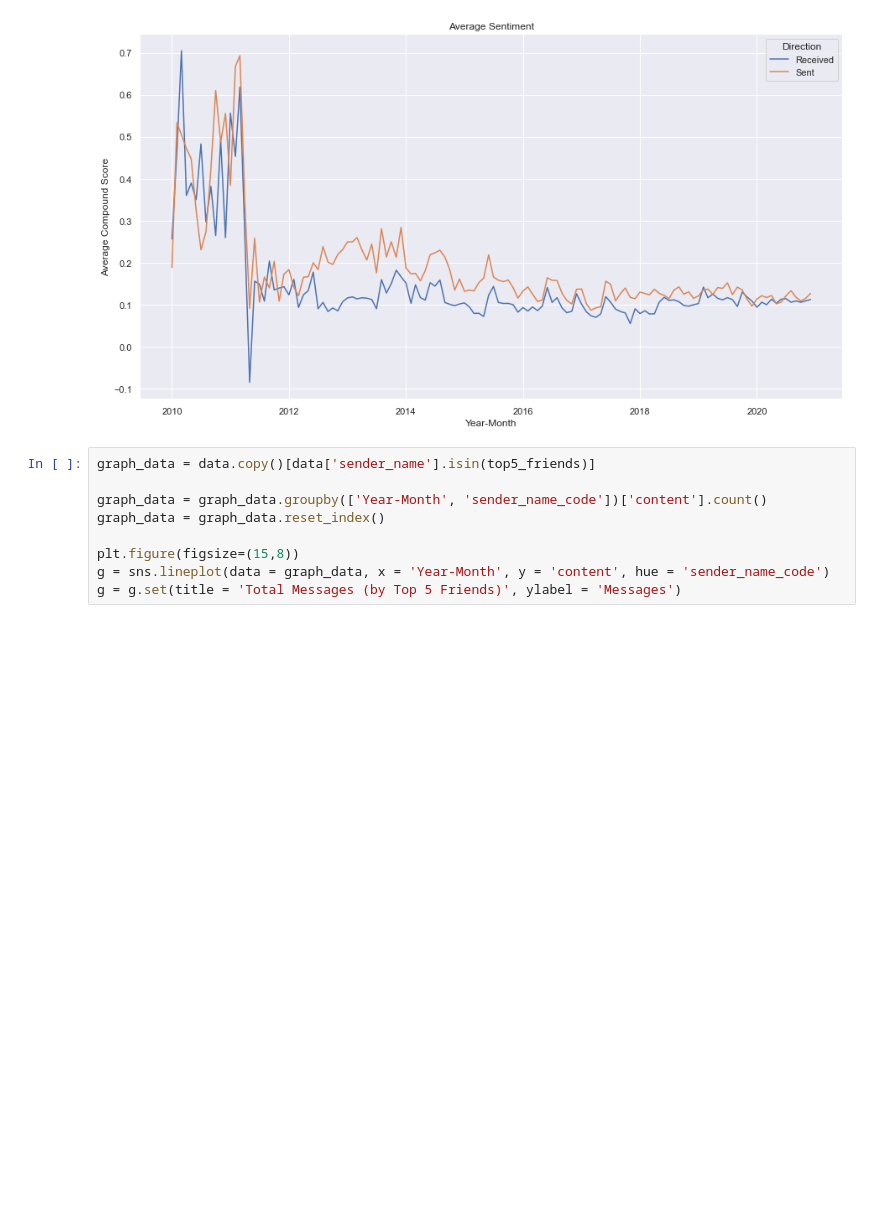
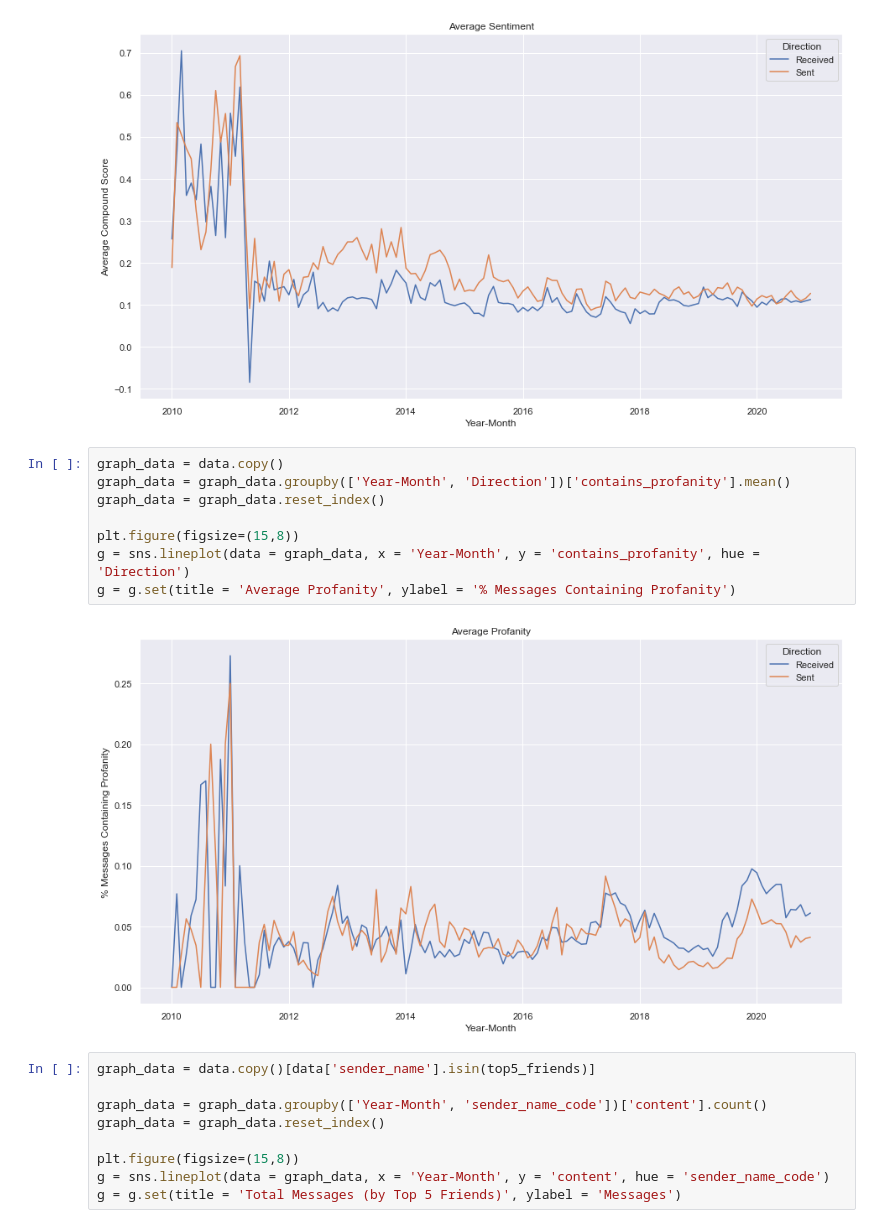
Before and after one commit to aliya-zee/facebook-analytics, a Jupyter notebook: Facebook Analytics.ipynb, the cells around one changed output. Drawn from its saved outputs; the diff is of its cells as text; blank space fills up the shorter version.

```diff
--- a/Facebook Analytics.ipynb
+++ b/Facebook Analytics.ipynb
@@ -257,6 +257,16 @@ g = sns.lineplot(data = graph_data, x = 'Year-Month', y = 'Compound_Score', hue
 g = g.set(title = 'Average Sentiment', ylabel = 'Average Compound Score')
 # %% [output]
 [figure]
+# %%
+graph_data = data.copy()
+graph_data = graph_data.groupby(['Year-Month', 'Direction'])['contains_profanity'].mean()
+graph_data = graph_data.reset_index()
+
+plt.figure(figsize=(15,8))
+g = sns.lineplot(data = graph_data, x = 'Year-Month', y = 'contains_profanity', hue = 'Direction')
+g = g.set(title = 'Average Profanity', ylabel = '% Messages Containing Profanity')
+# %% [output]
+[figure, added]
 # %%
 graph_data = data.copy()[data['sender_name'].isin(top5_friends)]
 
```
Also changed, not shown: parts of 3 cells of this notebook, 6 other files.
